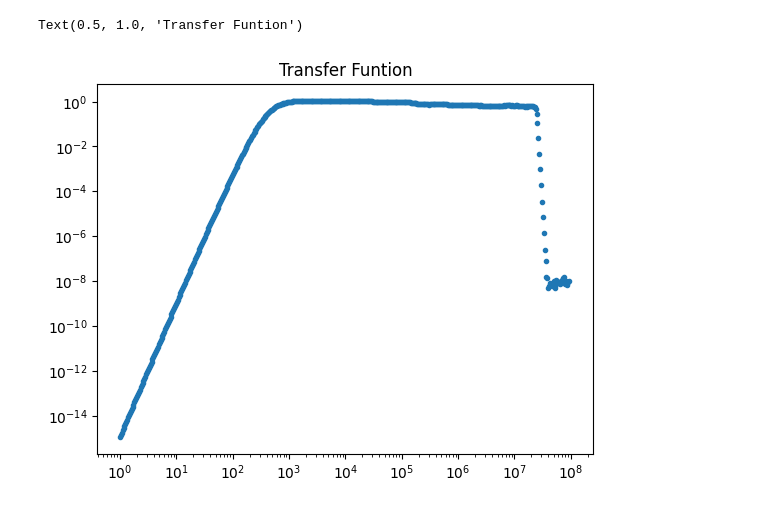
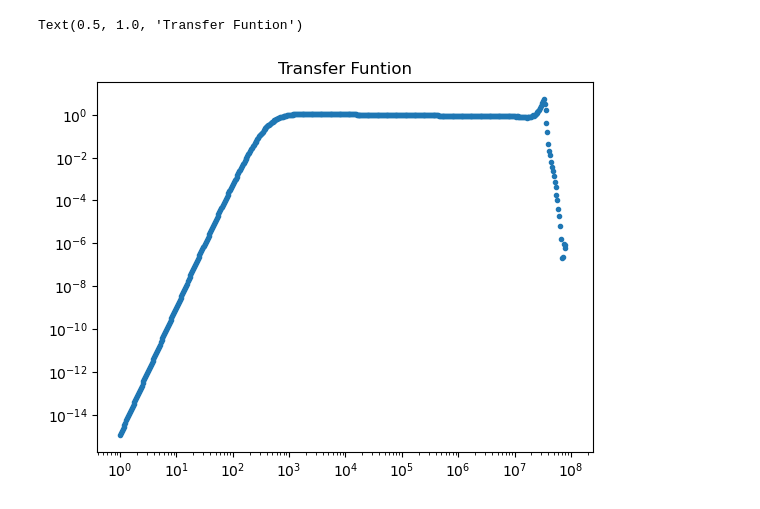
Before and after one commit to mcthumann/Brownian_Data_Analysis, a Jupyter notebook: scripts/HP_PSD_Fit.ipynb, the cells around one changed output. Cells and saved outputs as stored; diff of their text form; code cells hidden in the pictures.

```diff
--- a/scripts/HP_PSD_Fit.ipynb
+++ b/scripts/HP_PSD_Fit.ipynb
@@ -9,31 +9,31 @@ import pandas as pd
 import scipy
 # %%
 def transfer(freq, response):
-    df = pd.read_csv(r"C:\Users\GaGe\Desktop\Brownian_Data_2024\October_Gage_Data\20241121\filter_response.txt")
+    df = pd.read_csv(r"C:\Users\mcthu\Downloads\2 micron data\no_filter_response.txt")
     freqs = np.array(df[df.keys()[0]])
     r = np.array(df[df.keys()[1]])
     interpolation = scipy.interpolate.interp1d(freqs, r, fill_value = "extrapolate")
 
     def low_freq_fit(x):
         A, B =   -306.24611144, 184968.79274103
         C = 1 / (2*np.pi*10**-6*1000)
         Sallen_key = x**2 / (x**2 + A*x + B)
         RC_high_pass = x / (x +C )
         return (Sallen_key*RC_high_pass)**2
 
     return np.where(freq < 10**5, response / low_freq_fit(freq), response / interpolation(freq))
 
 # Check out the tranfer function
 
 freq = np.logspace(0, 8, 500)  # Frequencies from 10 Hz to 1 MHz
 flat_psd = np.ones_like(freq)  # Flat PSD
 psd_combined_f = transfer(freq, flat_psd)
 
 plt.plot(freq, 1/psd_combined_f, ".")
 plt.xscale("log")
 plt.yscale("log")
 plt.title("Transfer Funtion")
 # %% [output]
 Text(0.5, 1.0, 'Transfer Funtion')
-[figure, old version]
+[figure, new version]
 # %%
```
Also changed, not shown: parts of 7 cells of this notebook, 5 other files.
